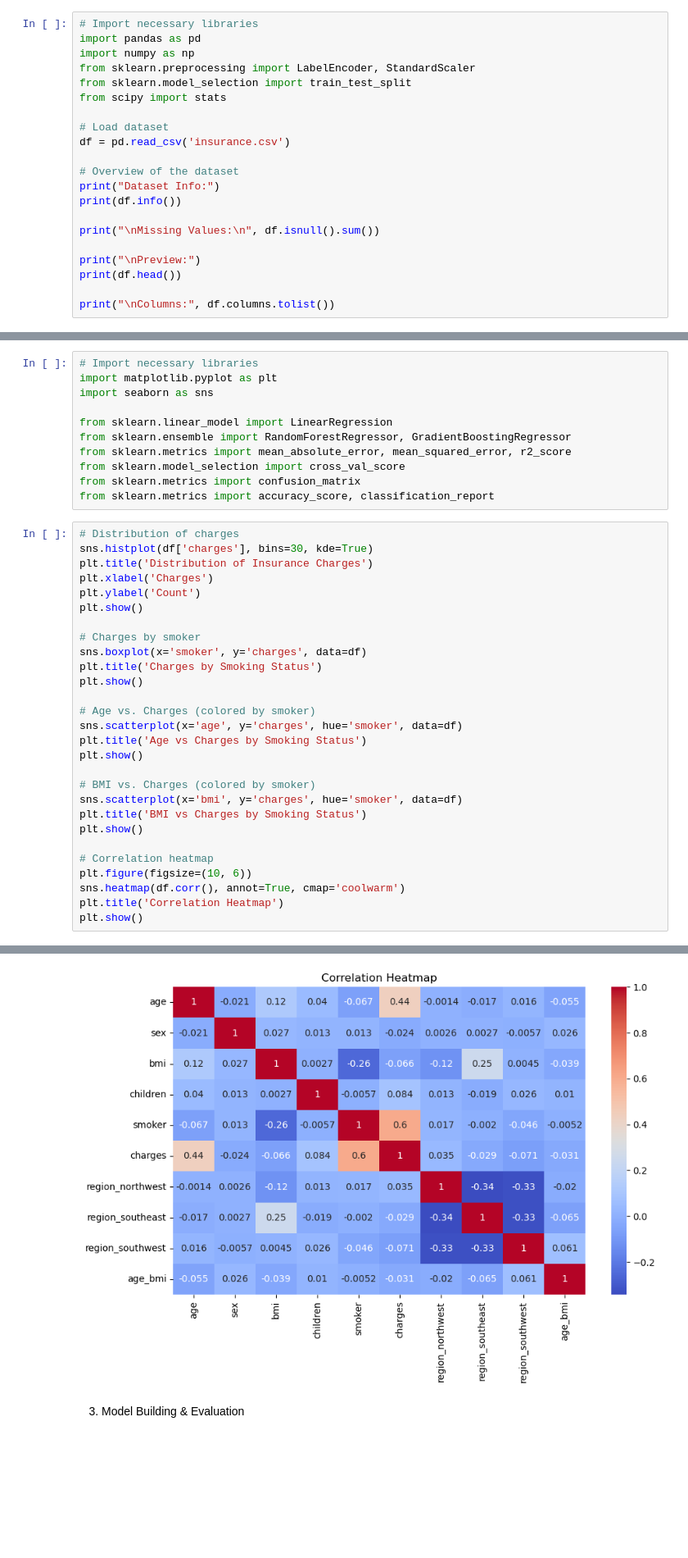
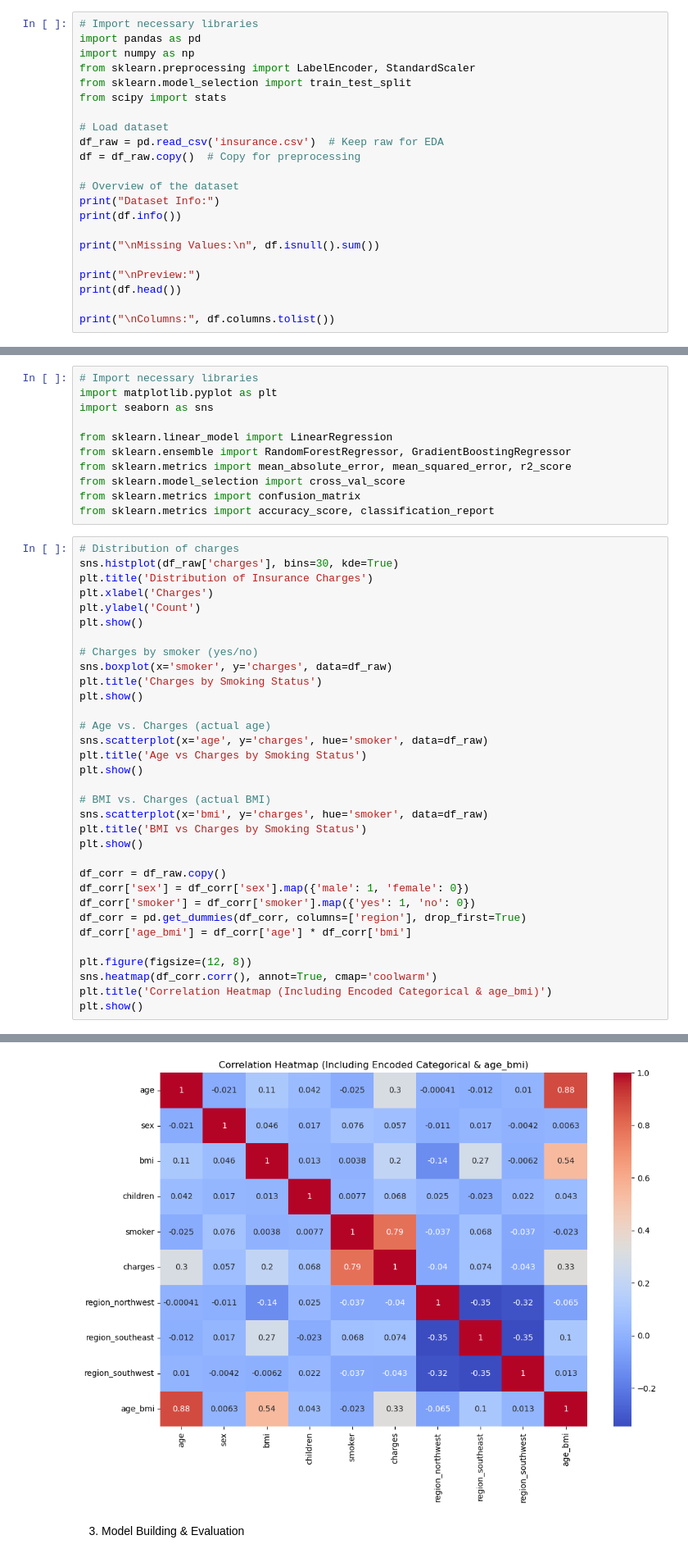
Before and after one commit to tejashri0/health-insurance-analysis, a Jupyter notebook: GroupProjectDataMining.ipynb, the cells around one changed output, grey strips where cells are left out. Shown at 82% size. Cells and saved outputs as stored; diff of their text form; blank space fills up the shorter version.

Commit message:
Modifications to preprocessing and graphs/charts

```diff
--- a/GroupProjectDataMining.ipynb
+++ b/GroupProjectDataMining.ipynb
@@ -50,7 +50,8 @@ from sklearn.model_selection import train_test_split
 from scipy import stats
 
 # Load dataset
-df = pd.read_csv('insurance.csv')
+df_raw = pd.read_csv('insurance.csv')  # Keep raw for EDA
+df = df_raw.copy()  # Copy for preprocessing
 
 # Overview of the dataset
 print("Dataset Info:")
@@ -197,30 +199,35 @@ from sklearn.metrics import confusion_matrix
 from sklearn.metrics import accuracy_score, classification_report
 # %%
 # Distribution of charges
-sns.histplot(df['charges'], bins=30, kde=True)
+sns.histplot(df_raw['charges'], bins=30, kde=True)
 plt.title('Distribution of Insurance Charges')
 plt.xlabel('Charges')
 plt.ylabel('Count')
 plt.show()
 
-# Charges by smoker
-sns.boxplot(x='smoker', y='charges', data=df)
+# Charges by smoker (yes/no)
+sns.boxplot(x='smoker', y='charges', data=df_raw)
 plt.title('Charges by Smoking Status')
 plt.show()
 
-# Age vs. Charges (colored by smoker)
-sns.scatterplot(x='age', y='charges', hue='smoker', data=df)
+# Age vs. Charges (actual age)
+sns.scatterplot(x='age', y='charges', hue='smoker', data=df_raw)
 plt.title('Age vs Charges by Smoking Status')
 plt.show()
 
-# BMI vs. Charges (colored by smoker)
-sns.scatterplot(x='bmi', y='charges', hue='smoker', data=df)
+# BMI vs. Charges (actual BMI)
+sns.scatterplot(x='bmi', y='charges', hue='smoker', data=df_raw)
 plt.title('BMI vs Charges by Smoking Status')
 plt.show()
 
-# Correlation heatmap
-plt.figure(figsize=(10, 6))
-sns.heatmap(df.corr(), annot=True, cmap='coolwarm')
-plt.title('Correlation Heatmap')
+df_corr = df_raw.copy()
+df_corr['sex'] = df_corr['sex'].map({'male': 1, 'female': 0})
+df_corr['smoker'] = df_corr['smoker'].map({'yes': 1, 'no': 0})
+df_corr = pd.get_dummies(df_corr, columns=['region'], drop_first=True)
+df_corr['age_bmi'] = df_corr['age'] * df_corr['bmi']
+
+plt.figure(figsize=(12, 8))
+sns.heatmap(df_corr.corr(), annot=True, cmap='coolwarm')
+plt.title('Correlation Heatmap (Including Encoded Categorical & age_bmi)')
 plt.show()
 # %% [output]
@@ -231,4 +238,4 @@ plt.show()
-[figure, old version]
+[figure, new version]
 # %% [markdown]
 3. Model Building & Evaluation
 # %%
```
Also changed, not shown: parts of 4 cells of this notebook.
